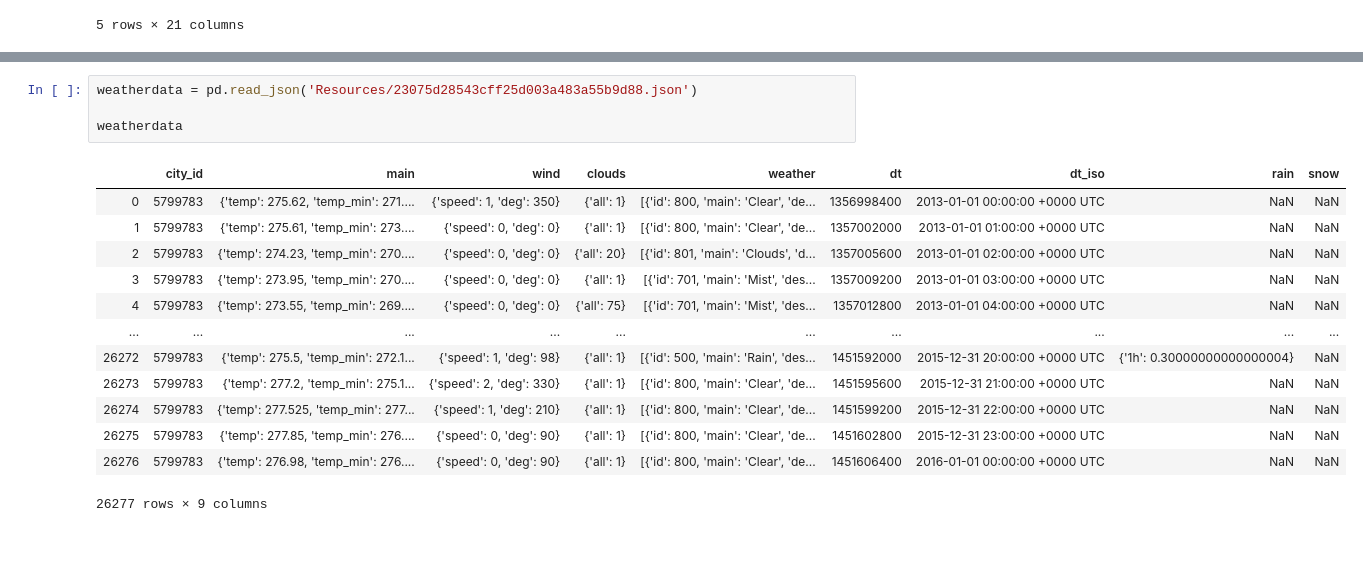
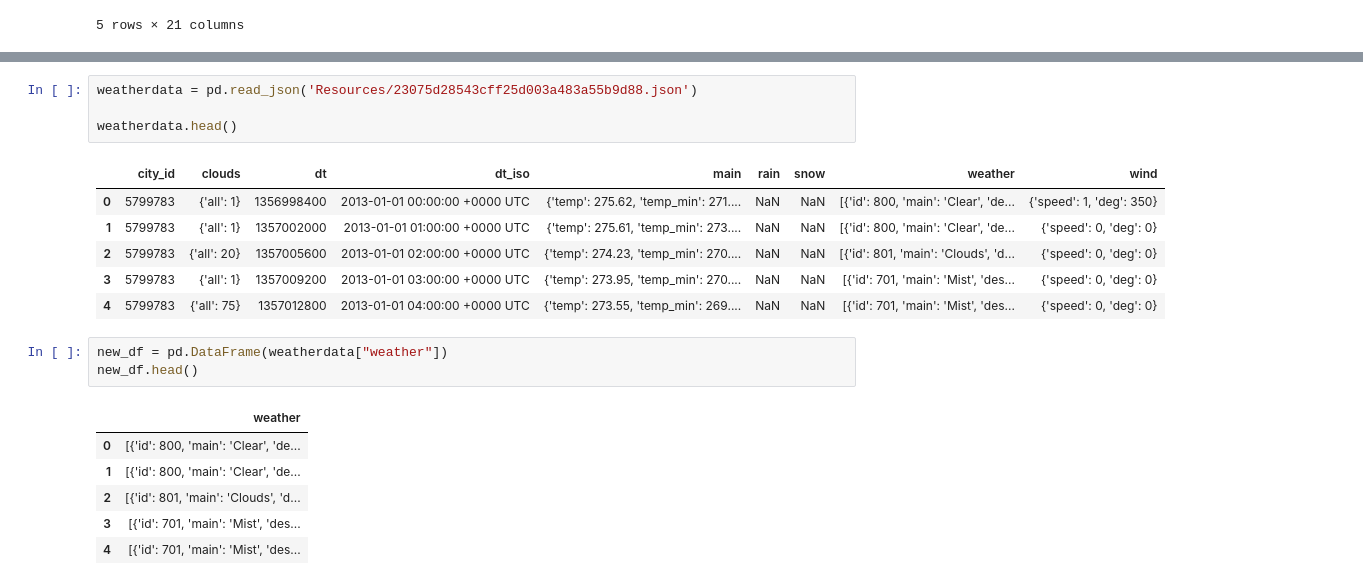
Before and after one commit to kavehamini/WeatherVsHomeSalesProject1, a Jupyter notebook: weathervshomesales.ipynb, the cells around one changed output, grey strips where cells are left out. Saved outputs shown, nothing was run; the diff lists cells and outputs as text; blank space fills up the shorter version.

```diff
--- a/weathervshomesales.ipynb
+++ b/weathervshomesales.ipynb
@@ -37,18 +41,21 @@ df.sort_values('date')
 # %%
 weatherdata = pd.read_json('Resources/23075d28543cff25d003a483a55b9d88.json')
 
-weatherdata
+weatherdata.head()
 # %% [output]
-|  | city_id | main | wind | clouds | weather | dt | dt_iso | rain | snow |
-| 0 | 5799783 | {'temp': 275.62, 'temp_min': 271.... | {'speed': 1, 'deg': 350} | {'all': 1} | [{'id': 800, 'main': 'Clear', 'de... | 1356998400 | 2013-01-01 00:00:00 +0000 UTC | NaN | NaN |
-| 1 | 5799783 | {'temp': 275.61, 'temp_min': 273.... | {'speed': 0, 'deg': 0} | {'all': 1} | [{'id': 800, 'main': 'Clear', 'de... | 1357002000 | 2013-01-01 01:00:00 +0000 UTC | NaN | NaN |
-| 2 | 5799783 | {'temp': 274.23, 'temp_min': 270.... | {'speed': 0, 'deg': 0} | {'all': 20} | [{'id': 801, 'main': 'Clouds', 'd... | 1357005600 | 2013-01-01 02:00:00 +0000 UTC | NaN | NaN |
-| 3 | 5799783 | {'temp': 273.95, 'temp_min': 270.... | {'speed': 0, 'deg': 0} | {'all': 1} | [{'id': 701, 'main': 'Mist', 'des... | 1357009200 | 2013-01-01 03:00:00 +0000 UTC | NaN | NaN |
-| 4 | 5799783 | {'temp': 273.55, 'temp_min': 269.... | {'speed': 0, 'deg': 0} | {'all': 75} | [{'id': 701, 'main': 'Mist', 'des... | 1357012800 | 2013-01-01 04:00:00 +0000 UTC | NaN | NaN |
-| ... | ... | ... | ... | ... | ... | ... | ... | ... | ... |
-| 26272 | 5799783 | {'temp': 275.5, 'temp_min': 272.1... | {'speed': 1, 'deg': 98} | {'all': 1} | [{'id': 500, 'main': 'Rain', 'des... | 1451592000 | 2015-12-31 20:00:00 +0000 UTC | {'1h': 0.30000000000000004} | NaN |
-| 26273 | 5799783 | {'temp': 277.2, 'temp_min': 275.1... | {'speed': 2, 'deg': 330} | {'all': 1} | [{'id': 800, 'main': 'Clear', 'de... | 1451595600 | 2015-12-31 21:00:00 +0000 UTC | NaN | NaN |
-| 26274 | 5799783 | {'temp': 277.525, 'temp_min': 277... | {'speed': 1, 'deg': 210} | {'all': 1} | [{'id': 800, 'main': 'Clear', 'de... | 1451599200 | 2015-12-31 22:00:00 +0000 UTC | NaN | NaN |
-| 26275 | 5799783 | {'temp': 277.85, 'temp_min': 276.... | {'speed': 0, 'deg': 90} | {'all': 1} | [{'id': 800, 'main': 'Clear', 'de... | 1451602800 | 2015-12-31 23:00:00 +0000 UTC | NaN | NaN |
-| 26276 | 5799783 | {'temp': 276.98, 'temp_min': 276.... | {'speed': 0, 'deg': 90} | {'all': 1} | [{'id': 800, 'main': 'Clear', 'de... | 1451606400 | 2016-01-01 00:00:00 +0000 UTC | NaN | NaN |
+|  | city_id | clouds | dt | dt_iso | main | rain | snow | weather | wind |
+| 0 | 5799783 | {'all': 1} | 1356998400 | 2013-01-01 00:00:00 +0000 UTC | {'temp': 275.62, 'temp_min': 271.... | NaN | NaN | [{'id': 800, 'main': 'Clear', 'de... | {'speed': 1, 'deg': 350} |
+| 1 | 5799783 | {'all': 1} | 1357002000 | 2013-01-01 01:00:00 +0000 UTC | {'temp': 275.61, 'temp_min': 273.... | NaN | NaN | [{'id': 800, 'main': 'Clear', 'de... | {'speed': 0, 'deg': 0} |
+| 2 | 5799783 | {'all': 20} | 1357005600 | 2013-01-01 02:00:00 +0000 UTC | {'temp': 274.23, 'temp_min': 270.... | NaN | NaN | [{'id': 801, 'main': 'Clouds', 'd... | {'speed': 0, 'deg': 0} |
+| 3 | 5799783 | {'all': 1} | 1357009200 | 2013-01-01 03:00:00 +0000 UTC | {'temp': 273.95, 'temp_min': 270.... | NaN | NaN | [{'id': 701, 'main': 'Mist', 'des... | {'speed': 0, 'deg': 0} |
+| 4 | 5799783 | {'all': 75} | 1357012800 | 2013-01-01 04:00:00 +0000 UTC | {'temp': 273.55, 'temp_min': 269.... | NaN | NaN | [{'id': 701, 'main': 'Mist', 'des... | {'speed': 0, 'deg': 0} |
-26277 rows × 9 columns
+# %%
+new_df = pd.DataFrame(weatherdata["weather"])
+new_df.head()
+# %% [output]
+|  | weather |
+| 0 | [{'id': 800, 'main': 'Clear', 'de... |
+| 1 | [{'id': 800, 'main': 'Clear', 'de... |
+| 2 | [{'id': 801, 'main': 'Clouds', 'd... |
+| 3 | [{'id': 701, 'main': 'Mist', 'des... |
+| 4 | [{'id': 701, 'main': 'Mist', 'des... |
```
Also changed, not shown: parts of 2 cells of this notebook, 3 other files.
